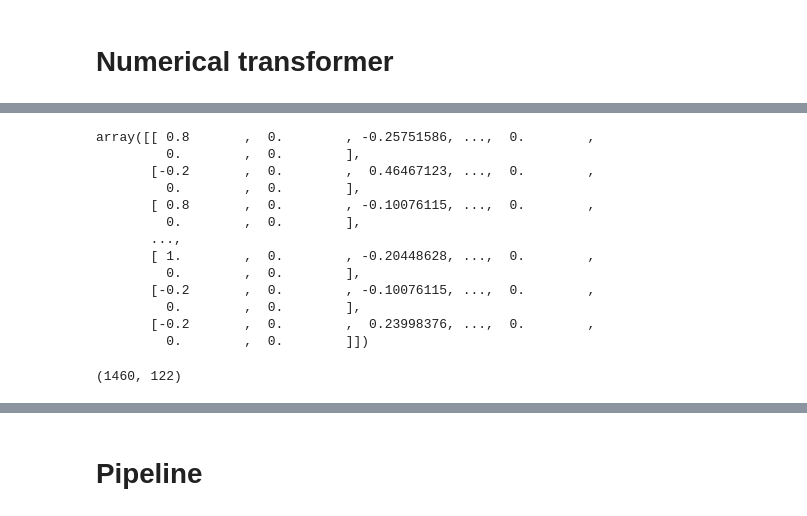
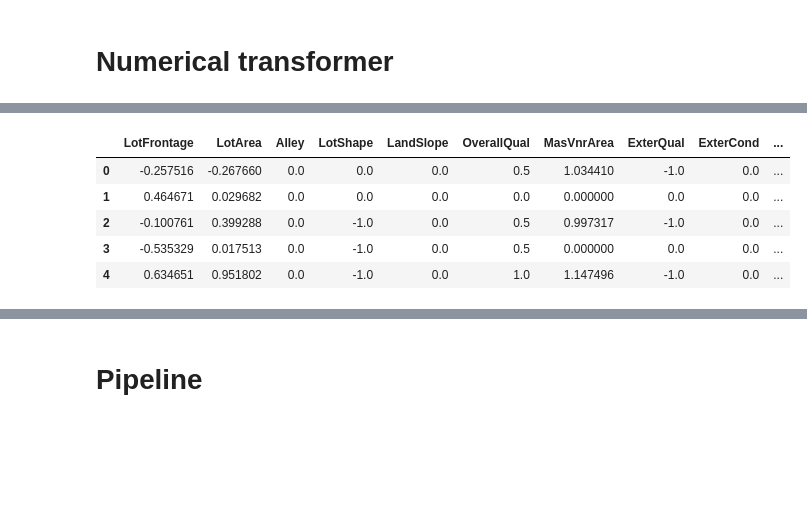
Before and after one commit to zhangyang2017/kaggle_HousePrices_Advanced, a Jupyter notebook: pipeline_topDown.ipynb, the cells around one changed output, grey strips where cells are left out. Drawn from its saved outputs; the diff is of its cells as text; code cells hidden in the pictures; blank space fills up the shorter version.

```diff
--- a/pipeline_topDown.ipynb
+++ b/pipeline_topDown.ipynb
@@ -191,23 +219,19 @@ df
+# %%
+forcorr = pd.concat([df, train_y_final], axis=1)
+corr_matrix = forcorr.corr()
+pd.options.display.max_rows = 2000
+with open('corr.txt', 'w') as f:
+    print(corr_matrix['SalePrice'].sort_values(ascending=False), 'corr.txt', file=f)
 # %%
 scaler = RobustScaler()
 # %%
-dfFinal = scaler.fit_transform(df)
-dfFinal
+dfFinal = pd.DataFrame(scaler.fit_transform(df), columns = df.columns)
-# %% [output]
-array([[ 0.8       ,  0.        , -0.25751586, ...,  0.        ,
-         0.        ,  0.        ],
-       [-0.2       ,  0.        ,  0.46467123, ...,  0.        ,
-         0.        ,  0.        ],
-       [ 0.8       ,  0.        , -0.10076115, ...,  0.        ,
-         0.        ,  0.        ],
-       ...,
-       [ 1.        ,  0.        , -0.20448628, ...,  0.        ,
-         0.        ,  0.        ],
-       [-0.2       ,  0.        , -0.10076115, ...,  0.        ,
-         0.        ,  0.        ],
-       [-0.2       ,  0.        ,  0.23998376, ...,  0.        ,
-         0.        ,  0.        ]])
 # %%
-dfFinal.shape
+dfFinal.head()
 # %% [output]
-(1460, 122)
+|  | LotFrontage | LotArea | Alley | LotShape | LandSlope | OverallQual | MasVnrArea | ExterQual | ExterCond | ... |
+| 0 | -0.257516 | -0.267660 | 0.0 | 0.0 | 0.0 | 0.5 | 1.034410 | -1.0 | 0.0 | ... |
+| 1 | 0.464671 | 0.029682 | 0.0 | 0.0 | 0.0 | 0.0 | 0.000000 | 0.0 | 0.0 | ... |
+| 2 | -0.100761 | 0.399288 | 0.0 | -1.0 | 0.0 | 0.5 | 0.997317 | -1.0 | 0.0 | ... |
+| 3 | -0.535329 | 0.017513 | 0.0 | -1.0 | 0.0 | 0.5 | 0.000000 | 0.0 | 0.0 | ... |
+| 4 | 0.634651 | 0.951802 | 0.0 | -1.0 | 0.0 | 1.0 | 1.147496 | -1.0 | 0.0 | ... |
```
Also changed, not shown: parts of 18 cells of this notebook.
